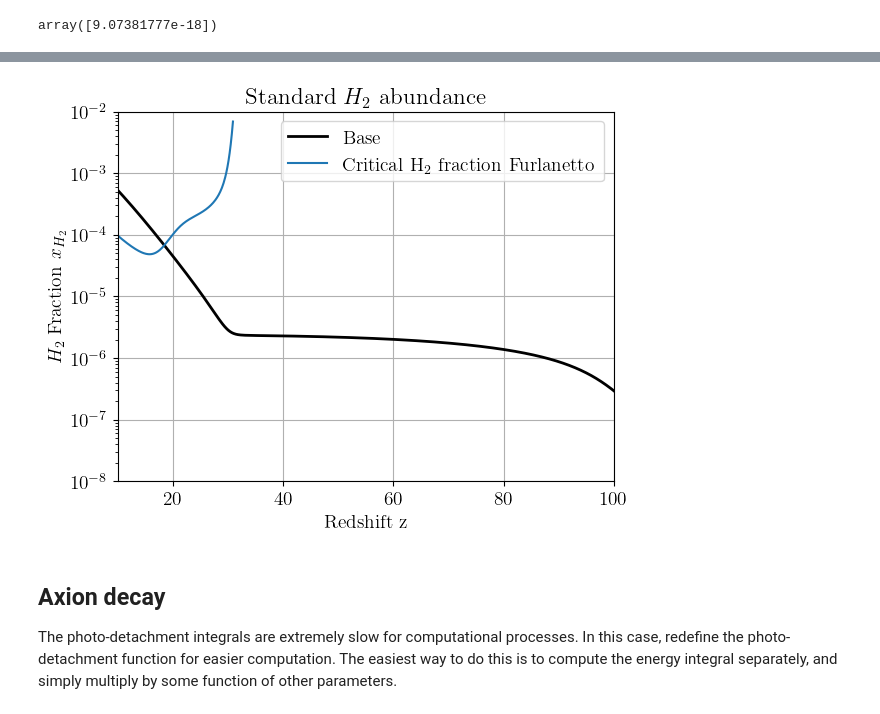
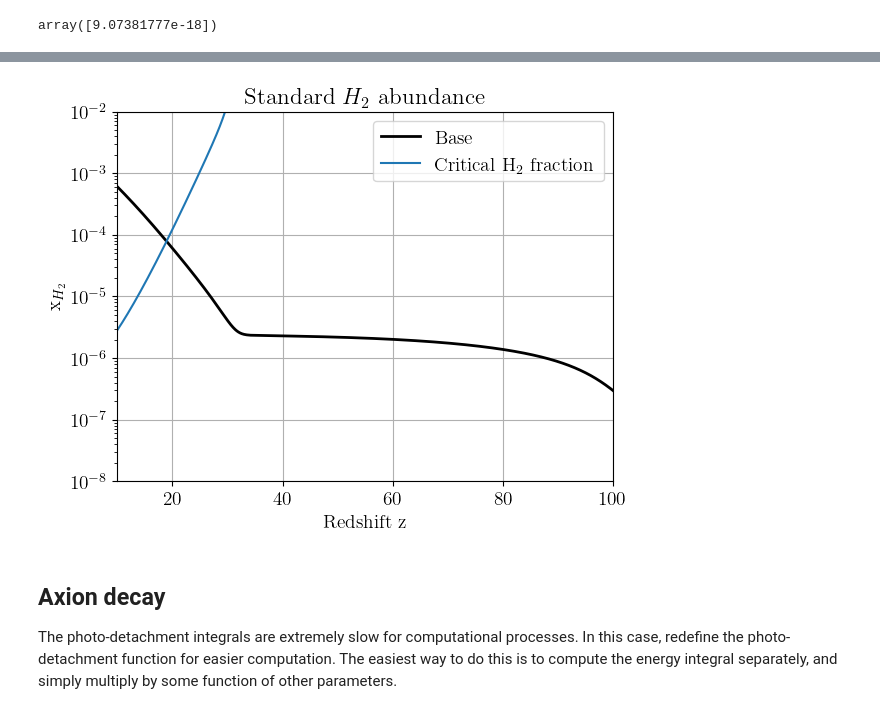
Before and after one commit to yash-aggarwal-17/AxionDCBH, a Jupyter notebook: AxionDCBH.ipynb, the cells around one changed output, grey strips where cells are left out. Drawn from its saved outputs; the diff is of its cells as text; code cells hidden in the pictures.

```diff
--- a/AxionDCBH.ipynb
+++ b/AxionDCBH.ipynb
@@ -338,7 +341,7 @@ pd.DataFrame(var_data)
 # %%
 # Create Data frames for each row - Row 1: mass, and Row 2: variance.
 
-mass_list = var_data.iloc[0]
+mass_list = var_data.iloc[0]/phys.h
 var_list = var_data.iloc[1]
 # %%
 # Plot the variance
@@ -710,3 +776,41 @@ plt.show
 xe_base = interp1d(solution_base_xe.t, solution_base_xe.y[0])
 # %% [markdown]
 ### Base H2
+# %%
+"""
+Define a function to calculate critical H2 fraction as a function of redshift.
+The following function finds xH2_crit from the two cooling time scales define earlier,
+and is modeled on the base halo model we have defined earlier.
+
+"""
+
+def crit_H2(z, si):
+
+    """
+    Here z - redshift of observation for the base halo model we are considering.
+    si - a multiplicative factor that sets critical time scale relative to free fall time scale.
+    For Hubble time/age of the universe we use si = 36.3.
+    """
+
+    # Ensure z is a numpy array
+    z = np.atleast_1d(z)
+
+    def crit_H2_func(xH2, z, si):
+        # Define the inner function for fsolve
+        return t_H2(xH2, nH_Halo(1, 1e+9, z), T_halo(1, 1e+9, z)) - si * t_ff(zvir(1e+9))
+
+    # Get the critical redshift zvir_value
+    zvir_value = zvir(1e+9)
+
+    # Create a mask for valid z values
+    mask = z < zvir_value
+
+    # Initialize an array to store the results (dtype=float to avoid issues with np.nan)
+    fac = np.full(z.shape, np.nan, dtype=float)
+
+    # Iterate over valid z values
+    for i, valid in enumerate(mask):
+        if valid:
+            fac[i] = fsolve(crit_H2_func, 1e-5, args=(z[i], si))[0]  # Extract the root from fsolve
+
+    return fac
@@ -804,19 +923,19 @@ solution_base_xH2 = solve_ivp(dH2_dz_base, z_span, np.array([1e-8]), t_eval= z_e
 # %%
 # Plot the results
 plt.plot(solution_base_xH2.t, solution_base_xH2.y[0], label='Base', linewidth=2, color='black')
-plt.plot(z_eval, crit_H2_Furlanetto(z_eval, T_halo(1, m0_base, z_eval) ), label = r'Critical H$_2$ fraction Furlanetto' )
+plt.plot(z_eval, crit_H2(z_eval, 36.3), label = r'Critical H$_2$ fraction' )
 
 plt.xlabel('Redshift z')
-plt.ylabel(r'$H_2$ Fraction $x_{H_2}$')
+plt.ylabel(r'x$_{H_2}$')
 plt.title('Standard $H_2$ abundance')
 plt.yscale('log')
 plt.legend()
 plt.grid()
 plt.xlim(10,100)
 plt.ylim(1e-8,1e-2)
 plt.show()
 # %% [output]
-[figure, old version]
+[figure, new version]
 # %% [markdown]
 ## Axion decay
 
```
Also changed, not shown: parts of 42 cells of this notebook.
